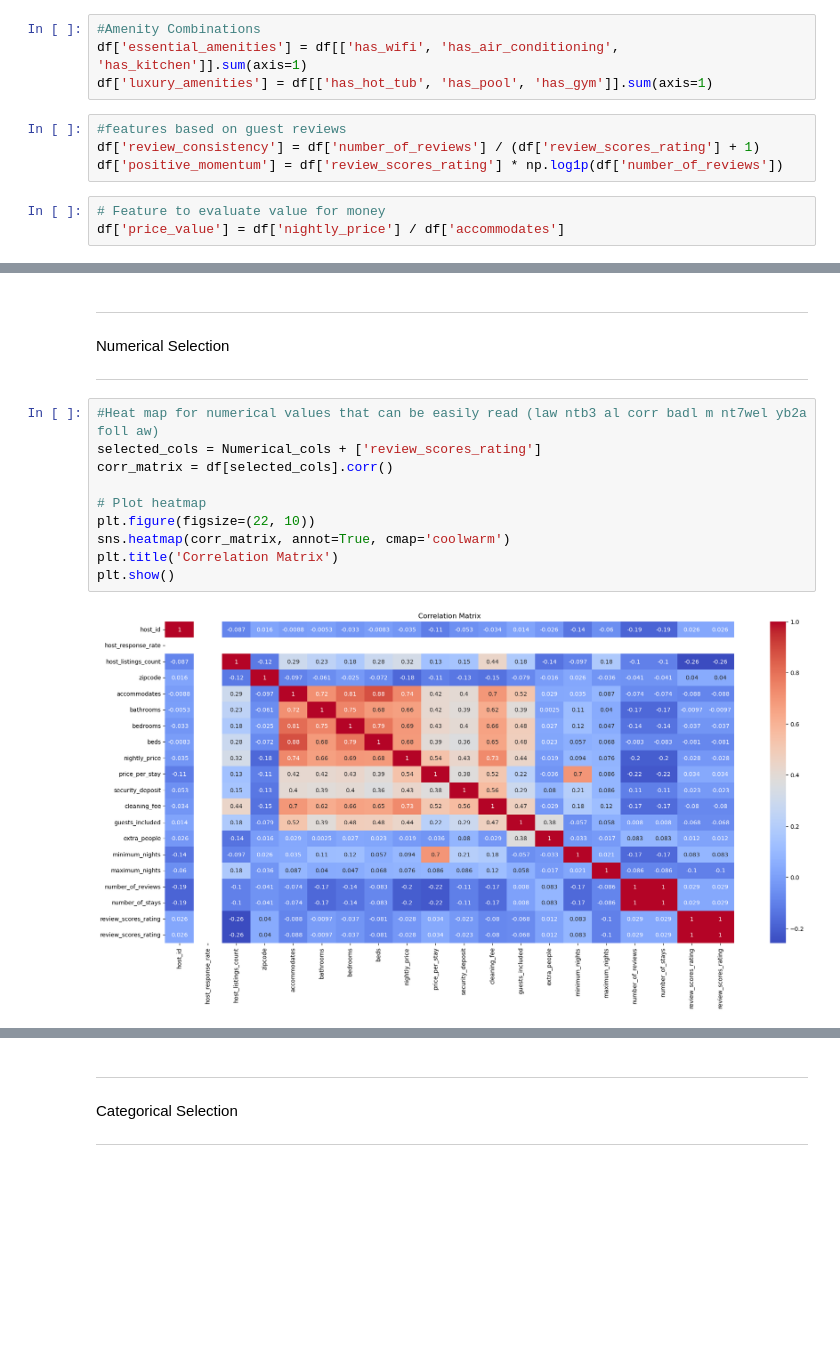
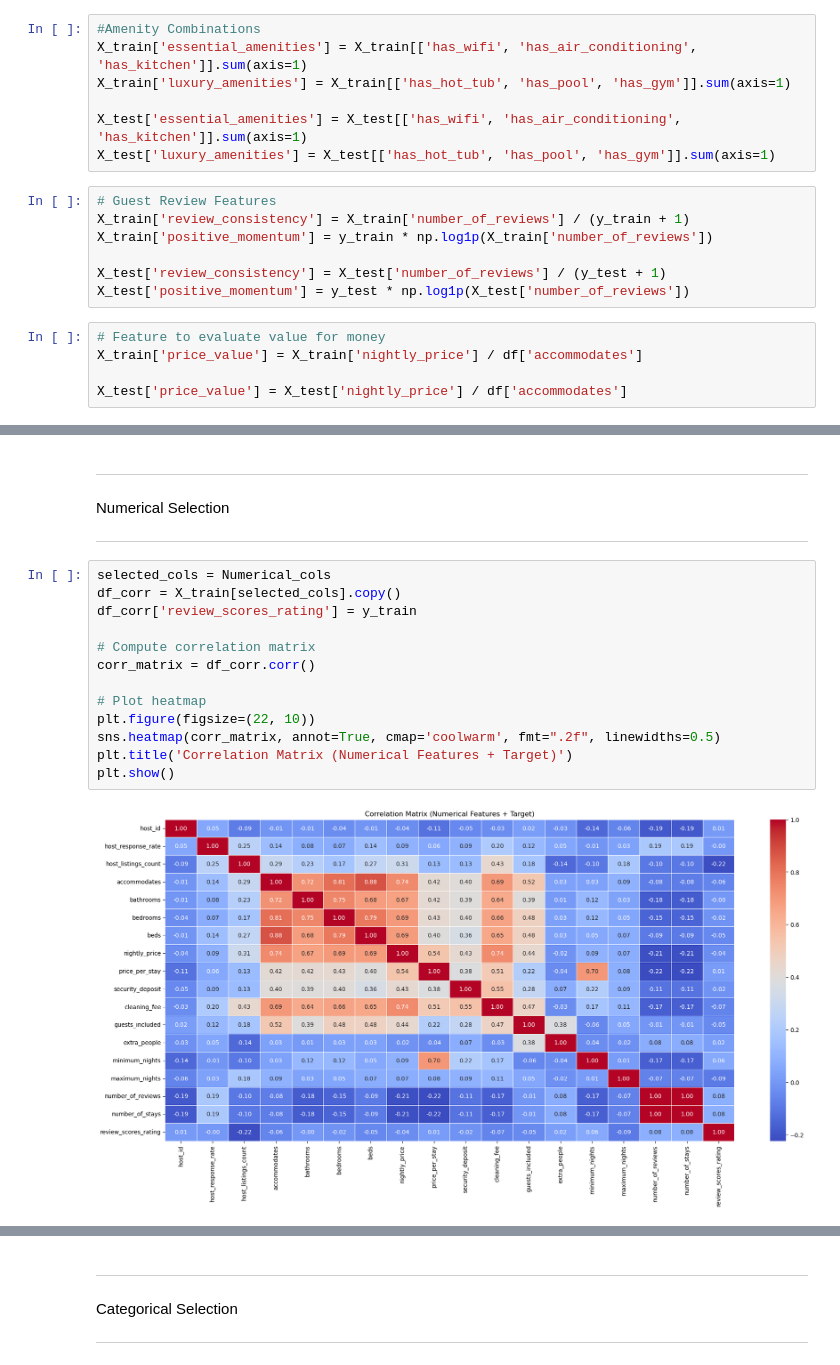
Before and after one commit to MaysoonHelmy/Guest_Satisfaction_Prediction, a Jupyter notebook: Milestone 1 PreProcessing/Milestone_1_Preprocessing_&_Feature_Engineering_&_Feature_Selection.ipynb, the cells around one changed output, grey strips where cells are left out. Drawn from its saved outputs; the diff is of its cells as text; blank space fills up the shorter version.

```diff
--- a/Milestone 1 PreProcessing/Milestone_1_Preprocessing_&_Feature_Engineering_&_Feature_Selection.ipynb
+++ b/Milestone 1 PreProcessing/Milestone_1_Preprocessing_&_Feature_Engineering_&_Feature_Selection.ipynb
@@ -690,11 +823,19 @@ df['recent_review_boost'] = np.where(df['review_duration_days'] < 30, 1, 0.5)
 # %%
 #Amenity Combinations
-df['essential_amenities'] = df[['has_wifi', 'has_air_conditioning', 'has_kitchen']].sum(axis=1)
-df['luxury_amenities'] = df[['has_hot_tub', 'has_pool', 'has_gym']].sum(axis=1)
+X_train['essential_amenities'] = X_train[['has_wifi', 'has_air_conditioning', 'has_kitchen']].sum(axis=1)
+X_train['luxury_amenities'] = X_train[['has_hot_tub', 'has_pool', 'has_gym']].sum(axis=1)
+
+X_test['essential_amenities'] = X_test[['has_wifi', 'has_air_conditioning', 'has_kitchen']].sum(axis=1)
+X_test['luxury_amenities'] = X_test[['has_hot_tub', 'has_pool', 'has_gym']].sum(axis=1)
-# %%
-#features based on guest reviews
-df['review_consistency'] = df['number_of_reviews'] / (df['review_scores_rating'] + 1)
-df['positive_momentum'] = df['review_scores_rating'] * np.log1p(df['number_of_reviews'])
+# %%
+# Guest Review Features
+X_train['review_consistency'] = X_train['number_of_reviews'] / (y_train + 1)
+X_train['positive_momentum'] = y_train * np.log1p(X_train['number_of_reviews'])
+
+X_test['review_consistency'] = X_test['number_of_reviews'] / (y_test + 1)
+X_test['positive_momentum'] = y_test * np.log1p(X_test['number_of_reviews'])
 # %%
 # Feature to evaluate value for money
-df['price_value'] = df['nightly_price'] / df['accommodates']
+X_train['price_value'] = X_train['nightly_price'] / df['accommodates']
+
+X_test['price_value'] = X_test['nightly_price'] / df['accommodates']
@@ -744,15 +848,18 @@ Numerical Selection
 
 ---
 # %%
-#Heat map for numerical values that can be easily read (law ntb3 al corr badl m nt7wel yb2a foll aw)
-selected_cols = Numerical_cols + ['review_scores_rating']
-corr_matrix = df[selected_cols].corr()
+selected_cols = Numerical_cols
+df_corr = X_train[selected_cols].copy()
+df_corr['review_scores_rating'] = y_train
+
+# Compute correlation matrix
+corr_matrix = df_corr.corr()
 
 # Plot heatmap
 plt.figure(figsize=(22, 10))
-sns.heatmap(corr_matrix, annot=True, cmap='coolwarm')
-plt.title('Correlation Matrix')
+sns.heatmap(corr_matrix, annot=True, cmap='coolwarm', fmt=".2f", linewidths=0.5)
+plt.title('Correlation Matrix (Numerical Features + Target)')
 plt.show()
 # %% [output]
-[figure, old version]
+[figure, new version]
 # %%
```
Also changed, not shown: parts of 78 cells of this notebook, 31 other files.
